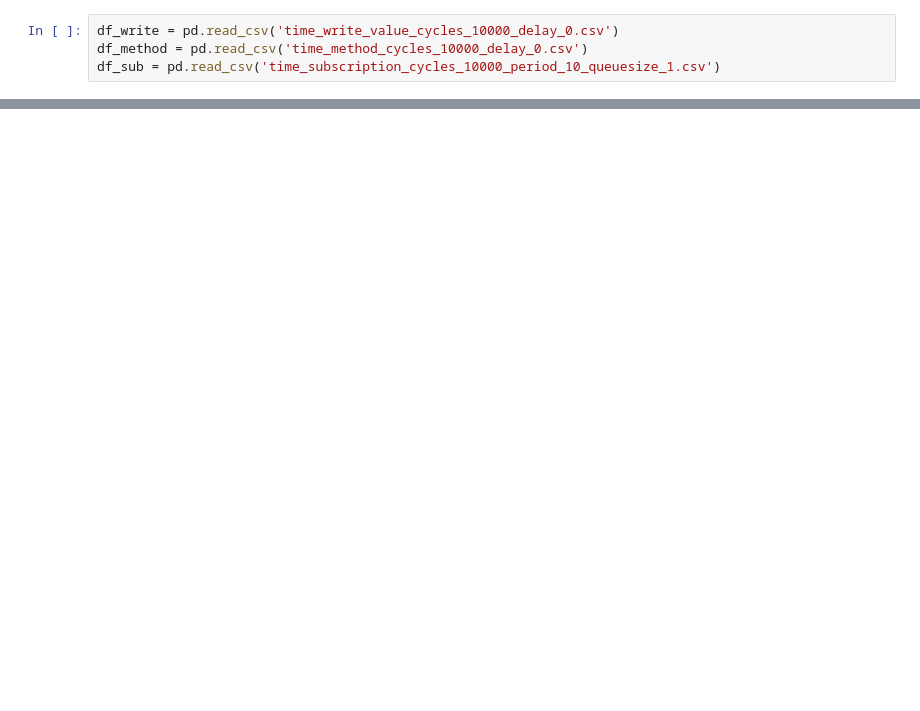
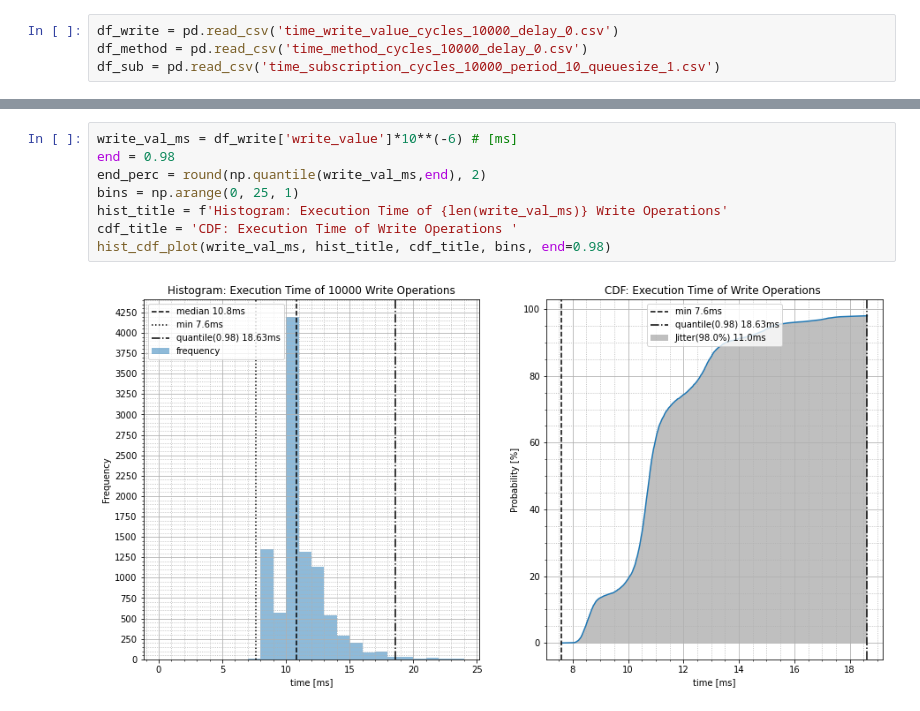
Before and after one commit to NelsonIg/OPC-UA, a Jupyter notebook: src/python/timing/analyse_measurements.ipynb, the cells around one changed output, grey strips where cells are left out. Saved outputs shown, nothing was run; the diff lists cells and outputs as text; blank space fills up the shorter version.

```diff
--- a/src/python/timing/analyse_measurements.ipynb
+++ b/src/python/timing/analyse_measurements.ipynb
@@ -251,0 +94,10 @@ hist_cdf_plot(notification_ms, hist_title, cdf_title, bins, end=0.98)
+# %%
+write_val_ms = df_write['write_value']*10**(-6) # [ms]
+end = 0.98
+end_perc = round(np.quantile(write_val_ms,end), 2)
+bins = np.arange(0, 25, 1)
+hist_title = f'Histogram: Execution Time of {len(write_val_ms)} Write Operations'
+cdf_title = 'CDF: Execution Time of Write Operations '
+hist_cdf_plot(write_val_ms, hist_title, cdf_title, bins, end=0.98)
+# %% [output]
+[figure, added]
```
Also changed, not shown: parts of 17 cells of this notebook.
